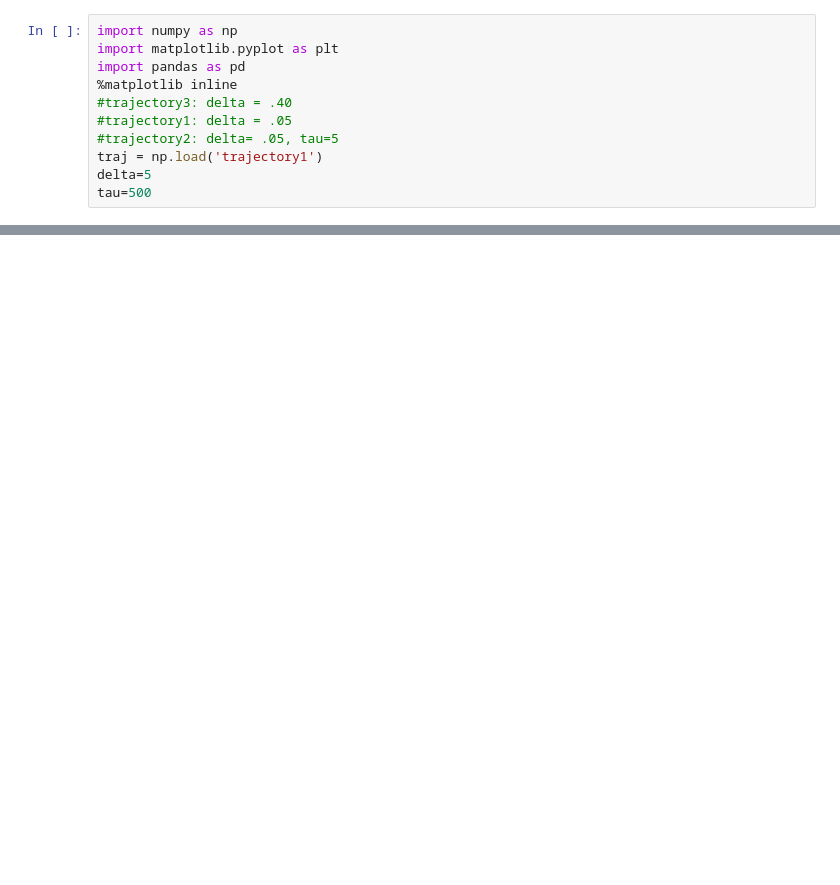
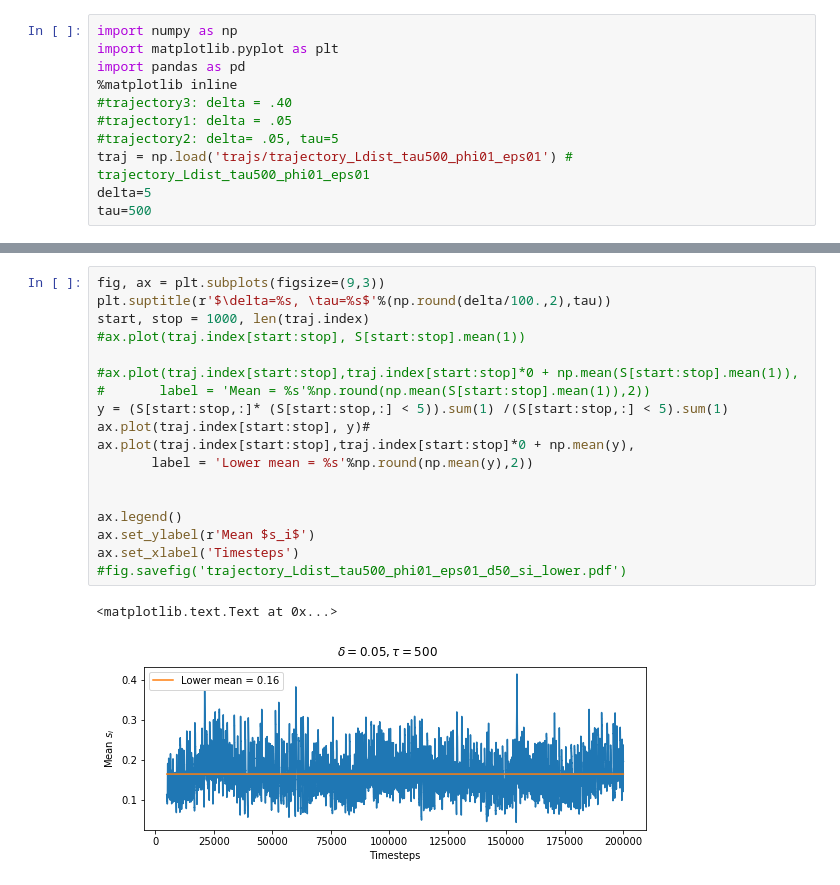
Before and after one commit to jakobkolb/pysave, a Jupyter notebook: pysave/model/Wippe.ipynb, the cells around one changed output, grey strips where cells are left out. Saved outputs shown, nothing was run; the diff lists cells and outputs as text; blank space fills up the shorter version.

```diff
--- a/pysave/model/Wippe.ipynb
+++ b/pysave/model/Wippe.ipynb
@@ -6,6 +6,6 @@ import pandas as pd
 #trajectory3: delta = .40
 #trajectory1: delta = .05
 #trajectory2: delta= .05, tau=5
-traj = np.load('trajectory1')
+traj = np.load('trajs/trajectory_Ldist_tau500_phi01_eps01') # trajectory_Ldist_tau500_phi01_eps01
 delta=5
 tau=500
@@ -46,0 +103,21 @@ for a, t in enumerate(traj.index):
+# %%
+fig, ax = plt.subplots(figsize=(9,3))
+plt.suptitle(r'$\delta=%s, \tau=%s$'%(np.round(delta/100.,2),tau))
+start, stop = 1000, len(traj.index)
+#ax.plot(traj.index[start:stop], S[start:stop].mean(1))
+
+#ax.plot(traj.index[start:stop],traj.index[start:stop]*0 + np.mean(S[start:stop].mean(1)),
+#       label = 'Mean = %s'%np.round(np.mean(S[start:stop].mean(1)),2))
+y = (S[start:stop,:]* (S[start:stop,:] < 5)).sum(1) /(S[start:stop,:] < 5).sum(1)
+ax.plot(traj.index[start:stop], y)#
+ax.plot(traj.index[start:stop],traj.index[start:stop]*0 + np.mean(y),
+       label = 'Lower mean = %s'%np.round(np.mean(y),2))
+
+
+ax.legend()
+ax.set_ylabel(r'Mean $s_i$')
+ax.set_xlabel('Timesteps')
+#fig.savefig('trajectory_Ldist_tau500_phi01_eps01_d50_si_lower.pdf')
+# %% [output]
+<matplotlib.text.Text at 0x...>
+[figure, added]
```
Also changed, not shown: parts of 21 cells of this notebook, 10 other files.
